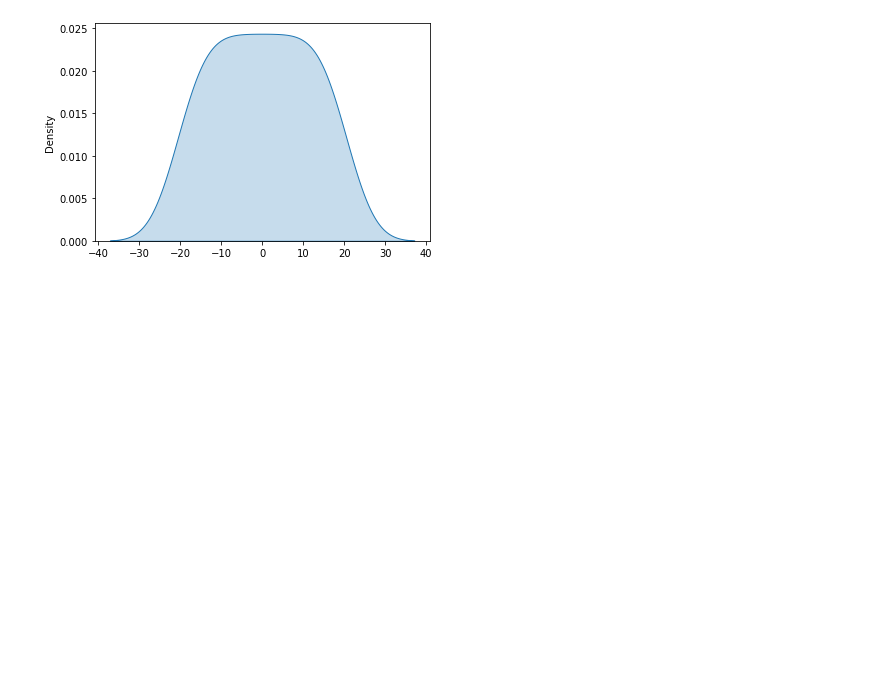
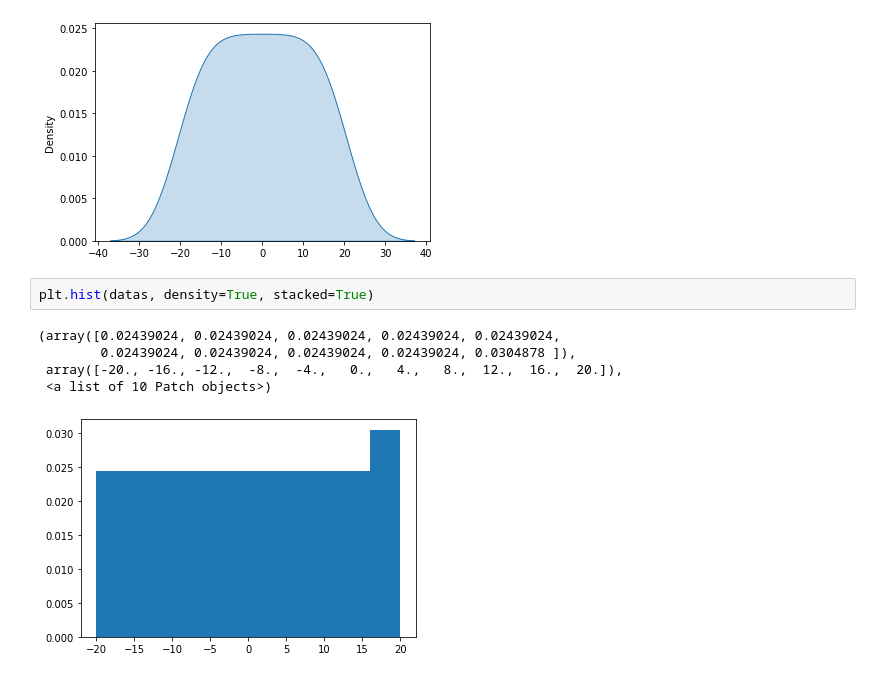
Before and after one commit to shoabahamed/khanacademy-statistics-and-probability, a Jupyter notebook: plotting_normal_distribution_graph.ipynb, the cells around one changed output. Drawn from its saved outputs; the diff is of its cells as text; blank space fills up the shorter version.

```diff
--- a/plotting_normal_distribution_graph.ipynb
+++ b/plotting_normal_distribution_graph.ipynb
@@ -74,3 +78,11 @@ sns.kdeplot(datas, shade=True)
 # %% [output]
 <matplotlib.axes._subplots.AxesSubplot at 0x...>
 [figure]
+# %%
+plt.hist(datas, density=True, stacked=True)
+# %% [output]
+(array([0.02439024, 0.02439024, 0.02439024, 0.02439024, 0.02439024,
+        0.02439024, 0.02439024, 0.02439024, 0.02439024, 0.0304878 ]),
+ array([-20., -16., -12.,  -8.,  -4.,   0.,   4.,   8.,  12.,  16.,  20.]),
+ <a list of 10 Patch objects>)
+[figure, added]
```
Also changed, not shown: parts of 19 cells of this notebook.
